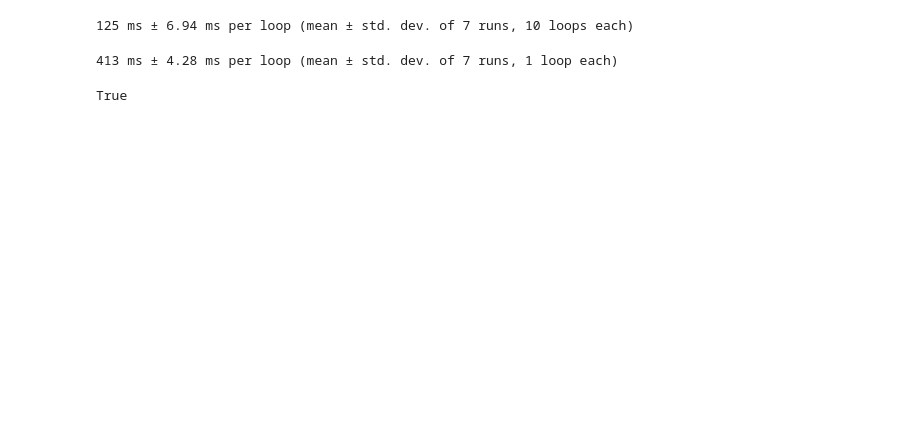
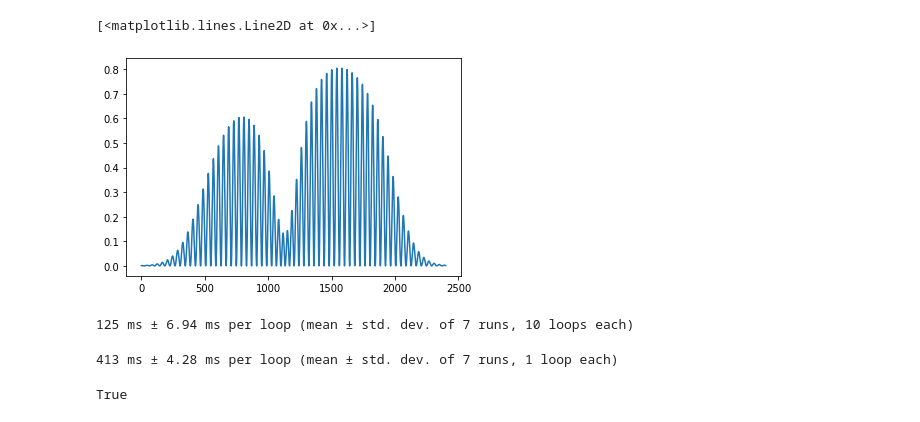
Before and after one commit to ekonyagin/wave_propagation, a Jupyter notebook: OAM-VTK.ipynb, the cells around one changed output. Cells and saved outputs as stored; diff of their text form; code cells hidden in the pictures; blank space fills up the shorter version.

```diff
--- a/OAM-VTK.ipynb
+++ b/OAM-VTK.ipynb
@@ -173,3 +207,10 @@ zd = z-zmirror
+# %%
+#plt.plot(np.real(field_x[30,30,:]))
+#plt.plot(full_envelope[30,30,:]**2)
+plt.plot(zmirror[-20,20,:])
+# %% [output]
+[<matplotlib.lines.Line2D at 0x...>]
+[figure, added]
 # %%
 %%timeit
 LG_mode_fast(mode_1, tau, r, phi, z-delay/2)
```
Also changed, not shown: parts of 19 cells of this notebook.
